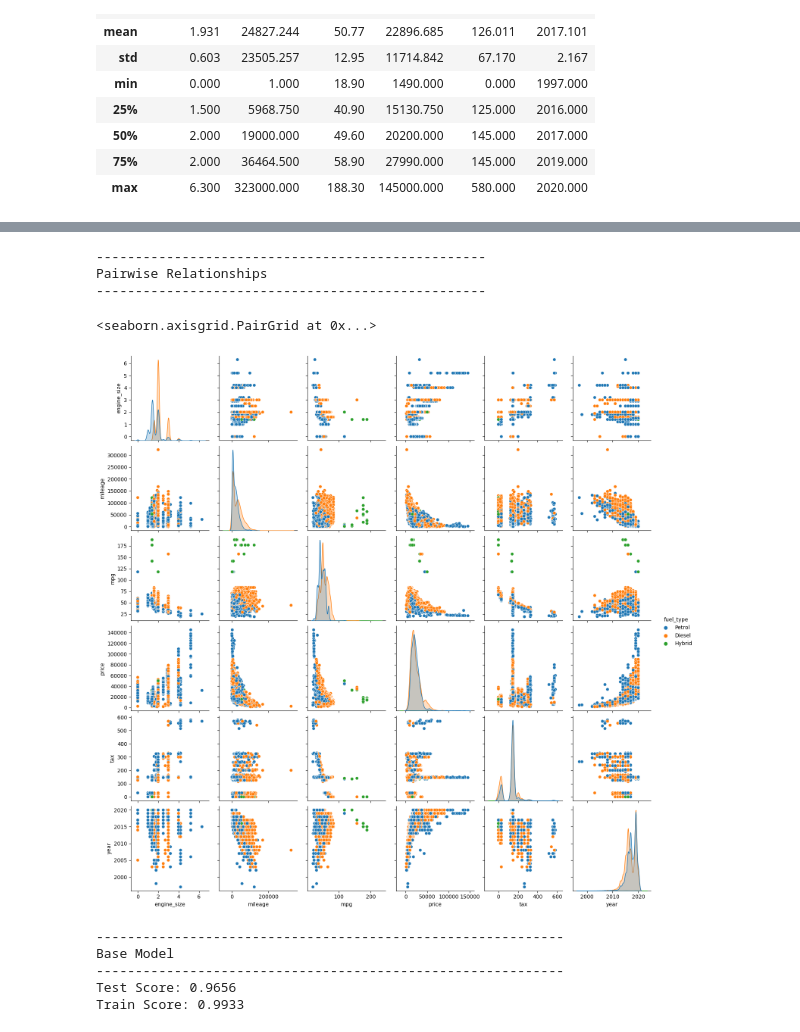
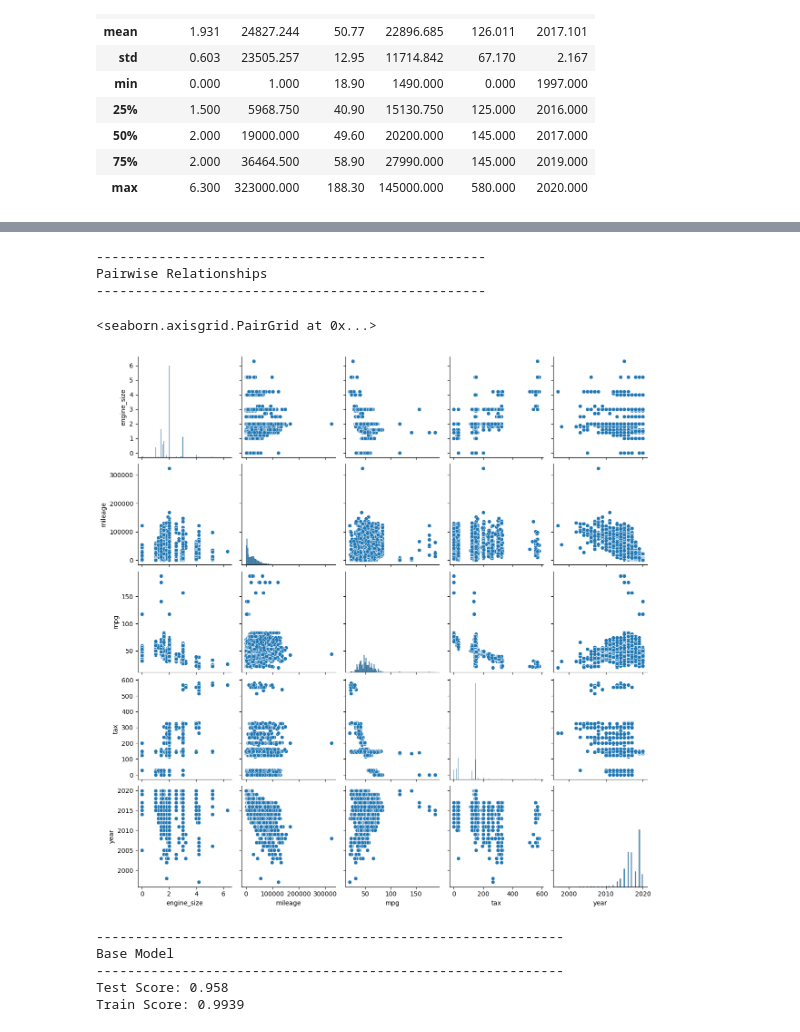
Before and after one commit to daniel-g-p/tensorflow-course, a Jupyter notebook: freecodecamp/10-audi-used-cars-sklearn.ipynb, the cells around one changed output, grey strips where cells are left out. Drawn from its saved outputs; the diff is of its cells as text; code cells hidden in the pictures.

Commit message:
Update preprocessing pipeline for used car price regression model

```diff
--- a/freecodecamp/10-audi-used-cars-sklearn.ipynb
+++ b/freecodecamp/10-audi-used-cars-sklearn.ipynb
@@ -135,0 +145,10 @@ Descriptive Statistics
+# %%
+print("--------------------------------------------------")
+print("Feature Types")
+print("--------------------------------------------------")
+
+cat_features = ["fuel_type", "model", "transmission"]
+num_features = ["engine_size", "mileage", "mpg", "tax", "year"]
+
+print(f"Categorical Features: {cat_features}")
+print(f"Numeric Features: {num_features}")
@@ -136,15 +182,15 @@ Descriptive Statistics
 # %%
 print("--------------------------------------------------")
 print("Pairwise Relationships")
 print("--------------------------------------------------")
 
-sns.pairplot(data, hue="fuel_type")
+sns.pairplot(data[num_features])
 # %% [output]
 --------------------------------------------------
 Pairwise Relationships
 --------------------------------------------------
 <seaborn.axisgrid.PairGrid at 0x...>
-[figure, old version]
+[figure, new version]
 # %%
 X = data.drop(["price"], axis=1)
 y = data["price"]
@@ -197,10 +260,13 @@ encoder = ColumnTransformer(
 
 estimator = RandomForestRegressor()
 # %%
+estimator = RandomForestRegressor()
+
 pipeline = Pipeline(
     [
         ("imputer", imputer),
-        ("scaler", scaler),
+        ("robust_scaler", robust_scaler),
+        ("minmax_scaler", minmax_scaler),
         ("encoder", encoder),
         ("estimator", estimator),
     ],
@@ -220,8 +286,8 @@ print(f"Train Score: {pipeline_score_train.round(4)}")
 ------------------------------------------------------------
 Base Model
 ------------------------------------------------------------
-Test Score: 0.9656
-Train Score: 0.9933
+Test Score: 0.958
+Train Score: 0.9939
 # %%
 model = GridSearchCV(
     pipeline,
```
Also changed, not shown: parts of 11 cells of this notebook.
